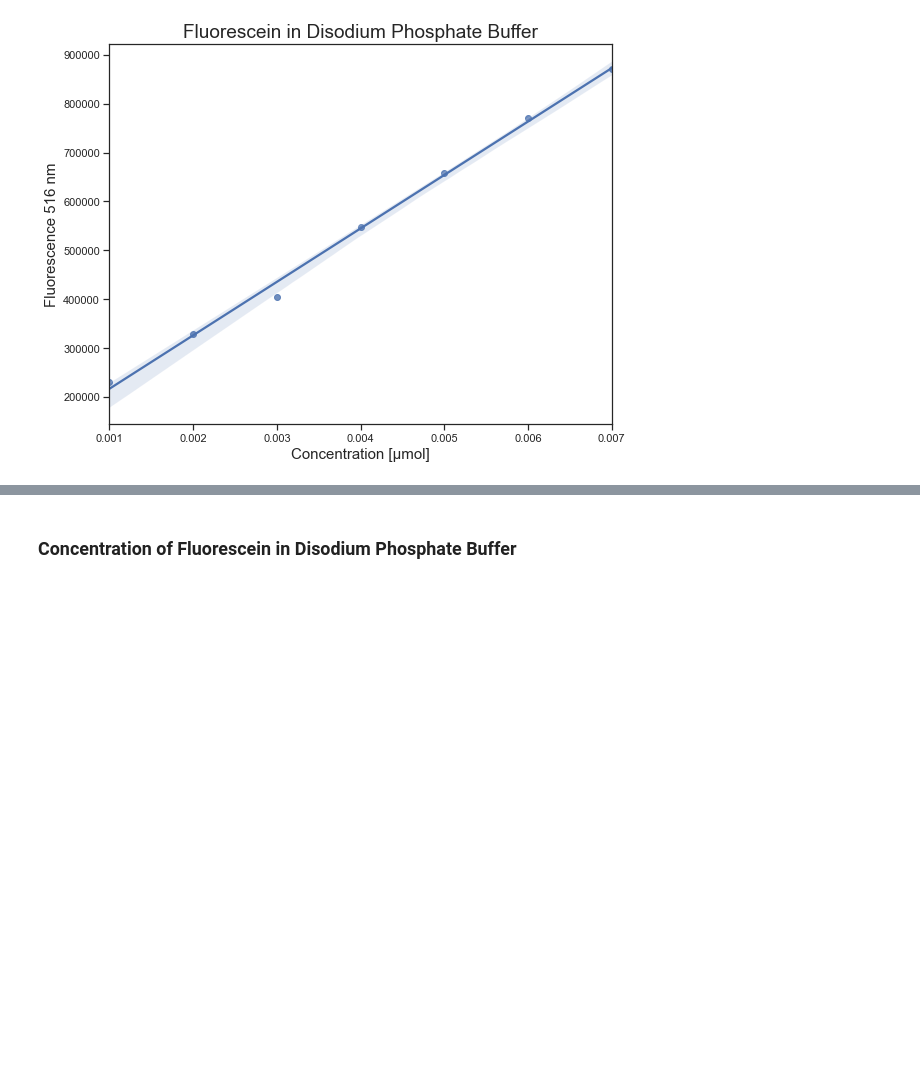
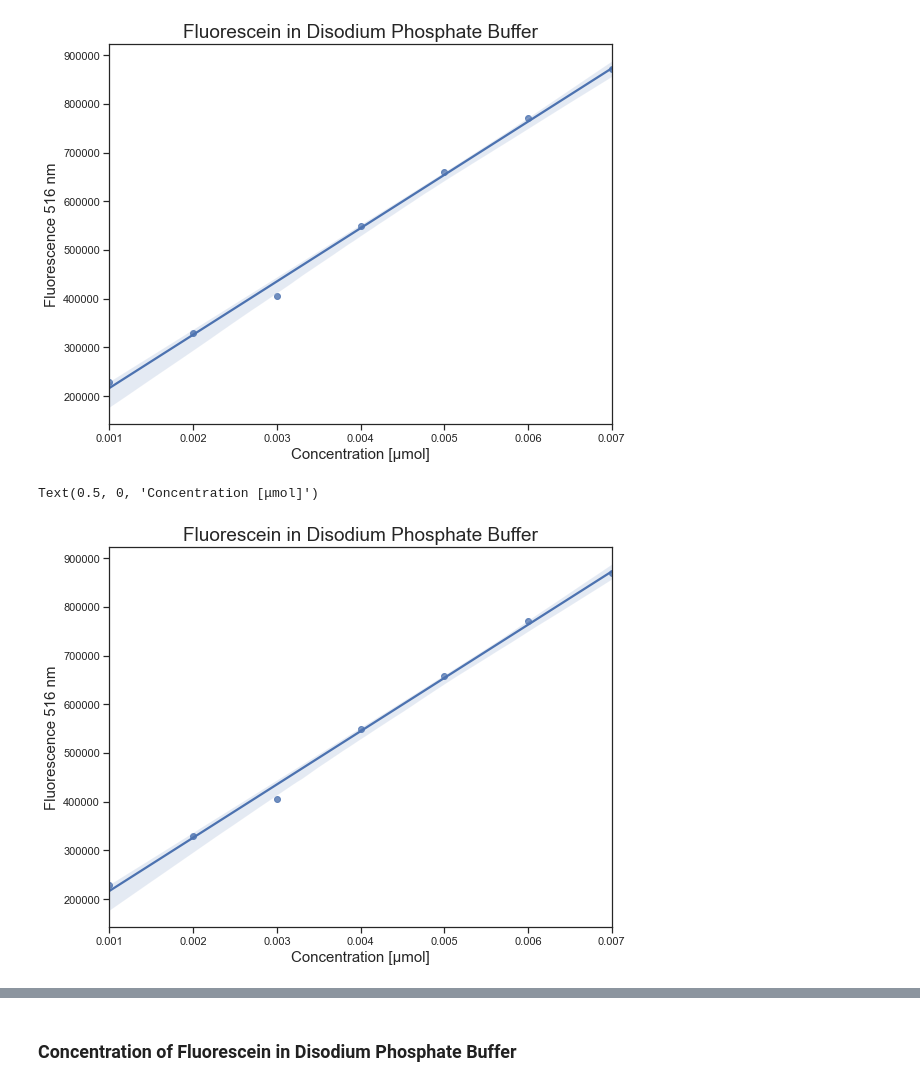
Before and after one commit to ChrisMontez/Spectrofluorometry, a Jupyter notebook: Data Analysis.ipynb, the cells around one changed output, grey strips where cells are left out. Drawn from its saved outputs; the diff is of its cells as text; code cells hidden in the pictures; blank space fills up the shorter version.

```diff
--- a/Data Analysis.ipynb
+++ b/Data Analysis.ipynb
@@ -68,3 +72,12 @@ ax.set_xlabel('Concentration [μmol]',fontsize = 15)
 # %% [output]
 Text(0.5, 0, 'Concentration [μmol]')
 [figure]
+# %%
+f, ax = plt.subplots(figsize=(9, 7))
+sns.regplot(x='Concentration', y ='Fluorescence', data = df1, ax=ax )
+ax.set_title('Fluorescein in Disodium Phosphate Buffer', fontsize = 19)
+ax.set_ylabel('Fluorescence 516 nm', fontsize = 15)
+ax.set_xlabel('Concentration [μmol]',fontsize = 15)
+# %% [output]
+Text(0.5, 0, 'Concentration [μmol]')
+[figure, added]
```
Also changed, not shown: parts of 6 cells of this notebook, 2 other files.
